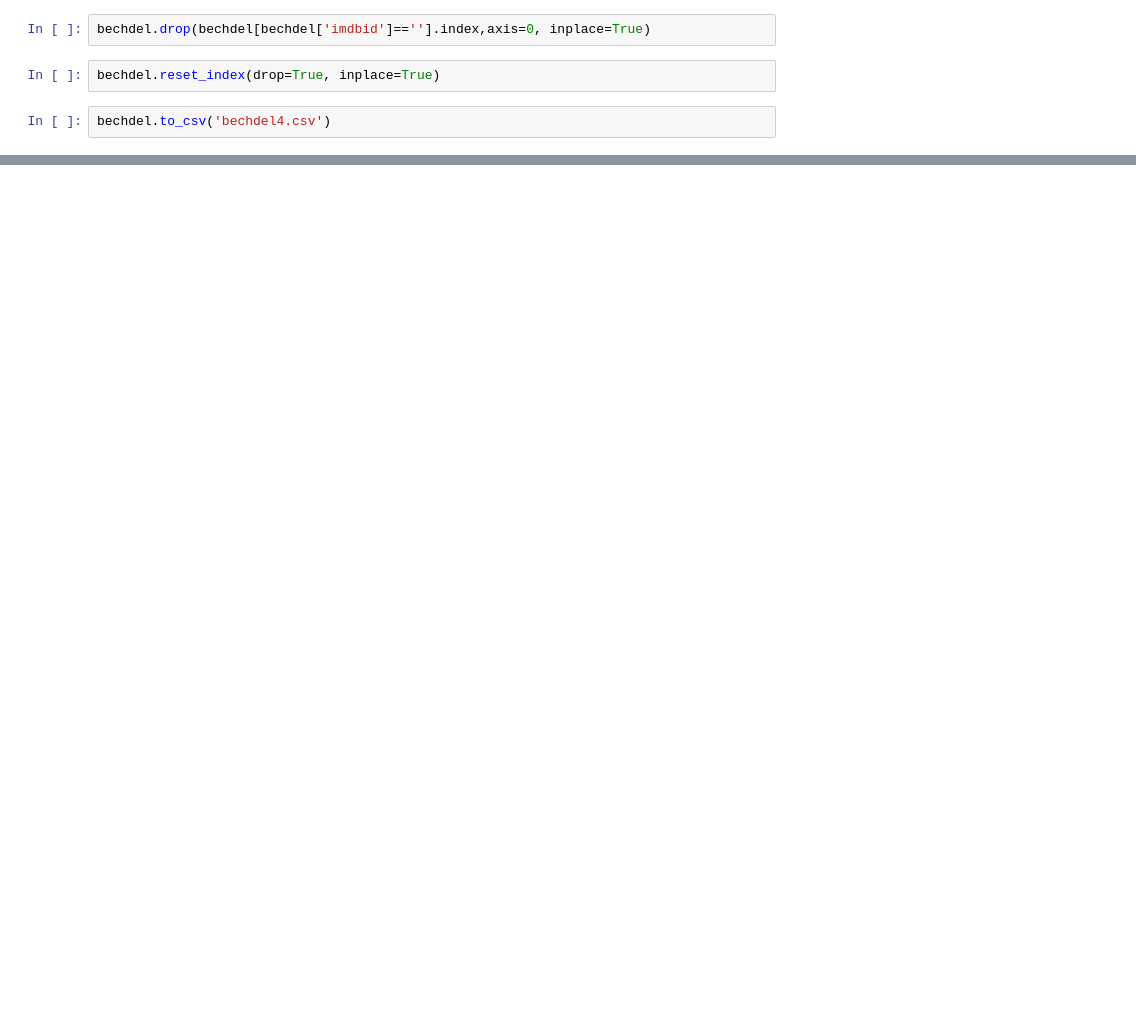
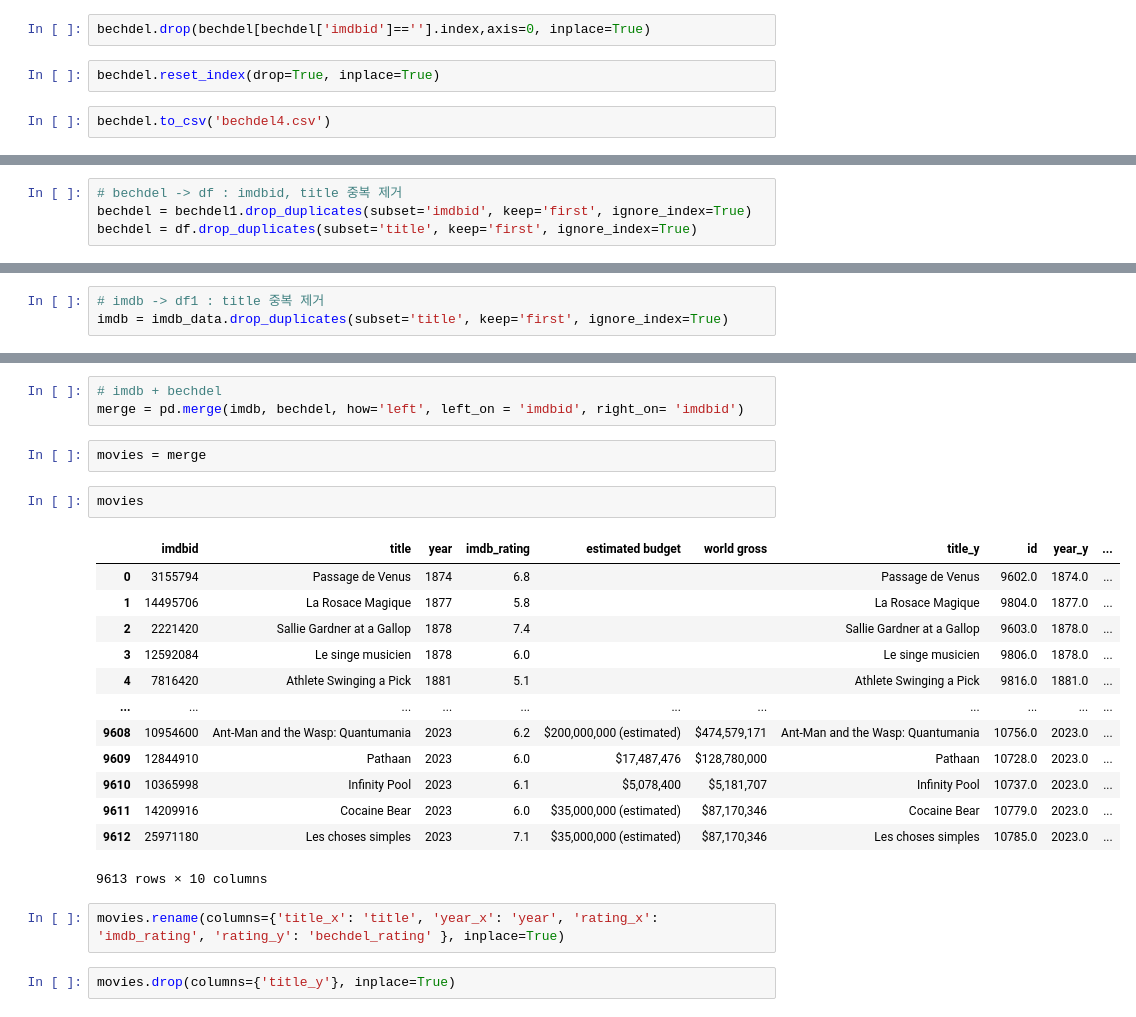
Before and after one commit to luina-1004/Bechdel-IMDB-project, a Jupyter notebook: IMDB_byid.ipynb, the cells around one changed output, grey strips where cells are left out. Drawn from its saved outputs; the diff is of its cells as text; blank space fills up the shorter version.

```diff
--- a/IMDB_byid.ipynb
+++ b/IMDB_byid.ipynb
@@ -226,0 +456,4 @@ print(budget_estimated)
+# %%
+# bechdel -> df : imdbid, title 중복 제거
+bechdel = bechdel1.drop_duplicates(subset='imdbid', keep='first', ignore_index=True)
+bechdel = df.drop_duplicates(subset='title', keep='first', ignore_index=True)
@@ -226,0 +476,3 @@ print(budget_estimated)
+# %%
+# imdb -> df1 : title 중복 제거
+imdb = imdb_data.drop_duplicates(subset='title', keep='first', ignore_index=True)
@@ -226,0 +495,25 @@ print(budget_estimated)
+# %%
+# imdb + bechdel
+merge = pd.merge(imdb, bechdel, how='left', left_on = 'imdbid', right_on= 'imdbid')
+# %%
+movies = merge
+# %%
+movies
+# %% [output]
+|  | imdbid | title | year | imdb_rating | estimated budget | world gross | title_y | id | year_y | ... |
+| 0 | 3155794 | Passage de Venus | 1874 | 6.8 |  |  | Passage de Venus | 9602.0 | 1874.0 | ... |
+| 1 | 14495706 | La Rosace Magique | 1877 | 5.8 |  |  | La Rosace Magique | 9804.0 | 1877.0 | ... |
+| 2 | 2221420 | Sallie Gardner at a Gallop | 1878 | 7.4 |  |  | Sallie Gardner at a Gallop | 9603.0 | 1878.0 | ... |
+| 3 | 12592084 | Le singe musicien | 1878 | 6.0 |  |  | Le singe musicien | 9806.0 | 1878.0 | ... |
+| 4 | 7816420 | Athlete Swinging a Pick | 1881 | 5.1 |  |  | Athlete Swinging a Pick | 9816.0 | 1881.0 | ... |
+| ... | ... | ... | ... | ... | ... | ... | ... | ... | ... | ... |
+| 9608 | 10954600 | Ant-Man and the Wasp: Quantumania | 2023 | 6.2 | $200,000,000 (estimated) | $474,579,171 | Ant-Man and the Wasp: Quantumania | 10756.0 | 2023.0 | ... |
+| 9609 | 12844910 | Pathaan | 2023 | 6.0 | $17,487,476 | $128,780,000 | Pathaan | 10728.0 | 2023.0 | ... |
+| 9610 | 10365998 | Infinity Pool | 2023 | 6.1 | $5,078,400 | $5,181,707 | Infinity Pool | 10737.0 | 2023.0 | ... |
+| 9611 | 14209916 | Cocaine Bear | 2023 | 6.0 | $35,000,000 (estimated) | $87,170,346 | Cocaine Bear | 10779.0 | 2023.0 | ... |
+| 9612 | 25971180 | Les choses simples | 2023 | 7.1 | $35,000,000 (estimated) | $87,170,346 | Les choses simples | 10785.0 | 2023.0 | ... |
+9613 rows × 10 columns
+# %%
+movies.rename(columns={'title_x': 'title', 'year_x': 'year', 'rating_x': 'imdb_rating', 'rating_y': 'bechdel_rating' }, inplace=True)
+# %%
+movies.drop(columns={'title_y'}, inplace=True)
```
Also changed, not shown: parts of 47 cells of this notebook, 10 other files.
